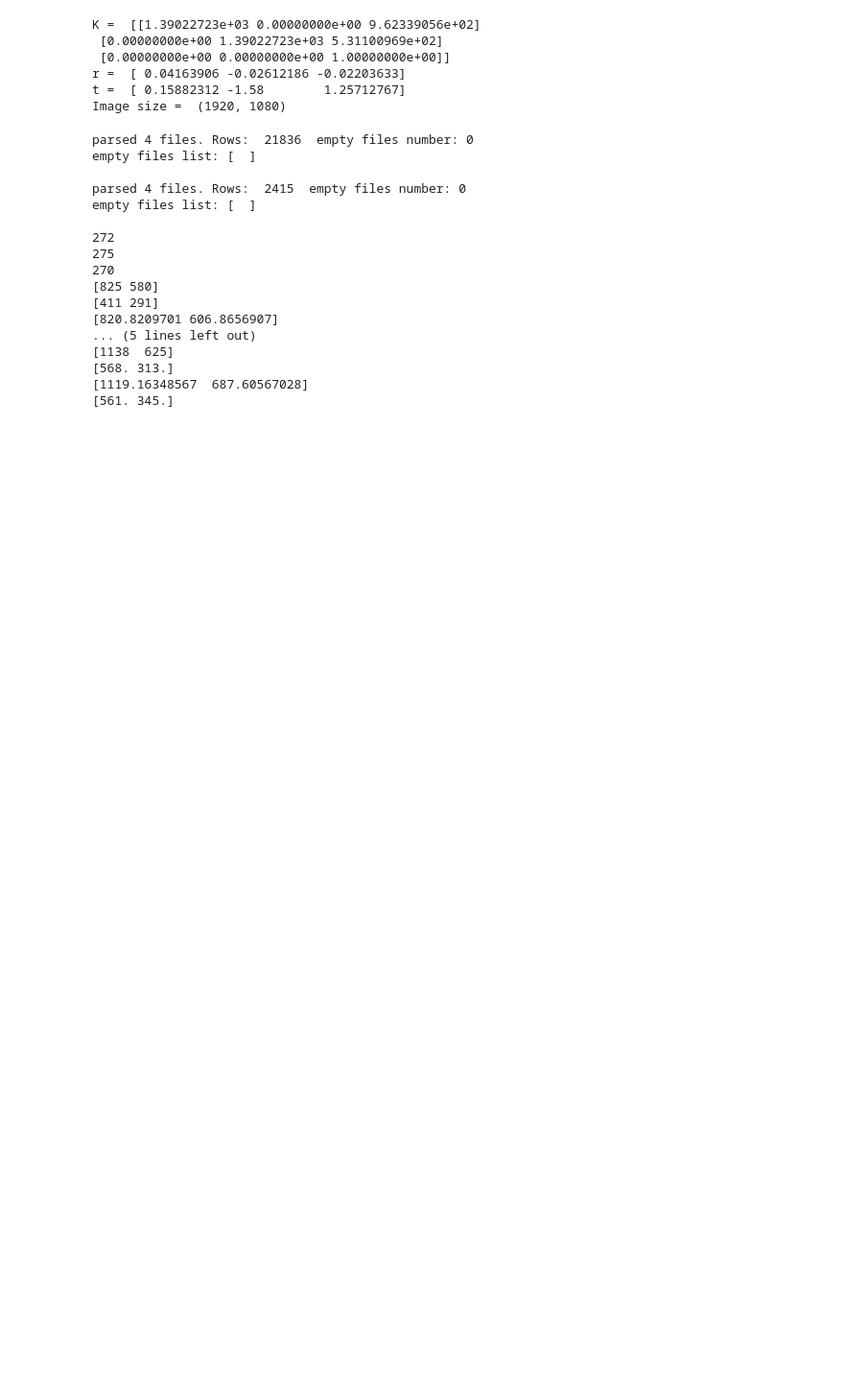
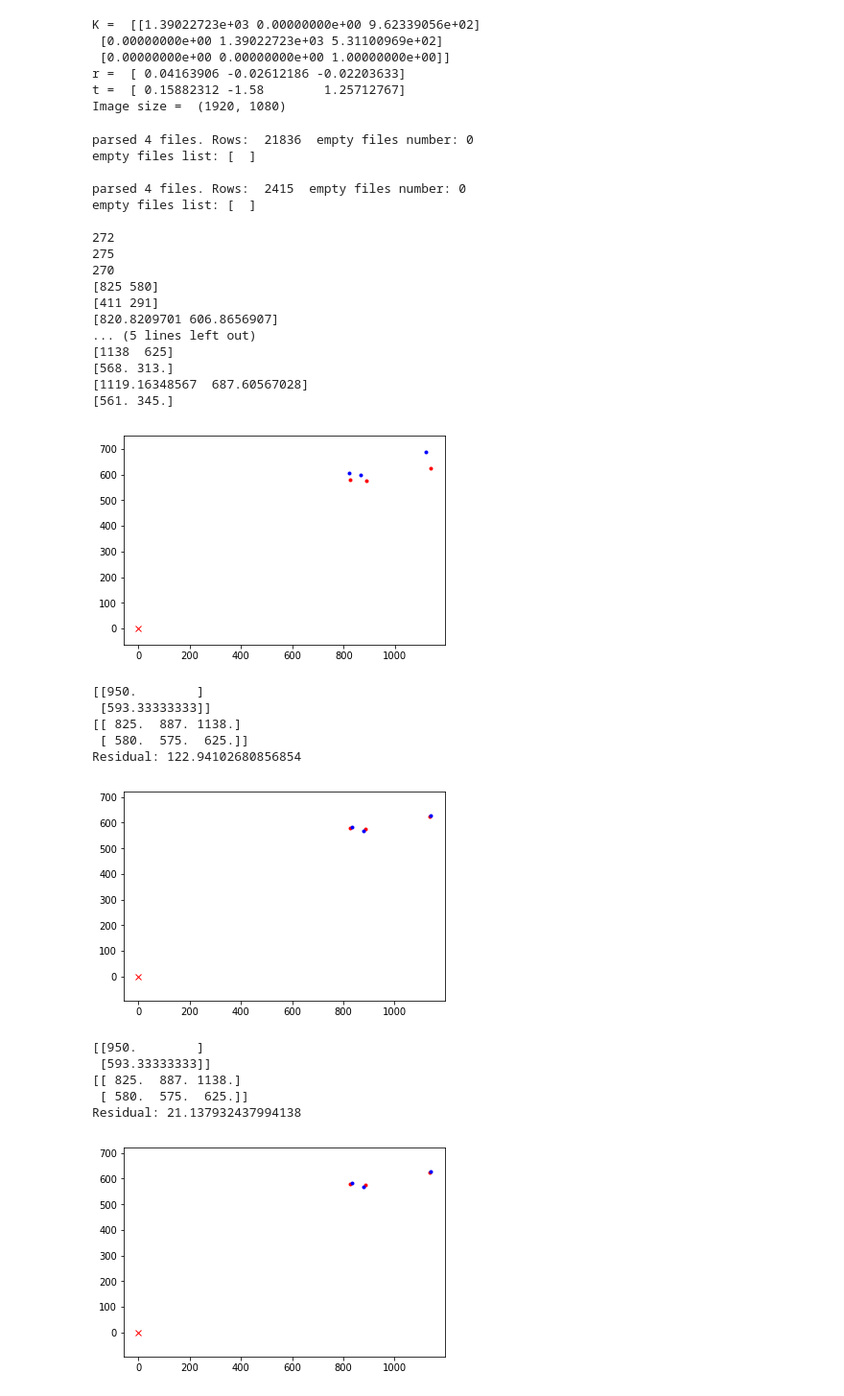
Before and after one commit to D3migod/Camera_Radar_Calibration, a Jupyter notebook: radar detections/Radar_detections.ipynb, the cells around one changed output. Shown at 96% size. Cells and saved outputs as stored; diff of their text form; code cells hidden in the pictures; blank space fills up the shorter version.

```diff
--- a/radar detections/Radar_detections.ipynb
+++ b/radar detections/Radar_detections.ipynb
@@ -308,6 +308,7 @@ def isRotationMatrix(R) :
     shouldBeIdentity = np.dot(Rt, R)
     I = np.identity(3, dtype = R.dtype)
     n = np.linalg.norm(I - shouldBeIdentity)
+    print(n)
     return n < 1e-6
 
 def rotationMatrixToEulerAngles(R) :
@@ -334,10 +335,41 @@ def setupNewRT(RTwot, tTwot):
     ROne = rot_matrix(cam.r)
     tOne = cam.t
     K = cam.K
-    Rresult = ROne*(np.linalg.inv(Tr)*RTwot*Tr).transpose()
-    tresult = tOne + np.linalg.inv(RTwot*Tr*ROne.transpose())*(np.linalg.inv(K)*tTwot.transpose()).transpose()
+    TrMinusOne = np.linalg.inv(Tr)
+    H = np.matrix(np.zeros((3, 3)))
+    H[0, 0] = RTwot[0, 0]
+    H[1, 0] = RTwot[1, 0]
+    H[0, 1] = RTwot[0, 1]
+    H[1, 1] = RTwot[1, 1]
+    H[2, 2] = 1.0
+
+#     H[0, 2] = tTwot[0]
+#     H[1, 2] = tTwot[1]
+    print("K")
+    print(K)
+    print("tTwo")
+    print(tTwot)
+    print("tOne")
+    print(cam.t)
+    print("TrMinusOne")
+    print(TrMinusOne)
+    print("RTwot")
+    print(RTwot)
+    print("Tr")
+    print(Tr)
+    print("ROne")
+    print(ROne)
+    secondPart = (TrMinusOne*H*Tr).transpose()
+    print("TrMinusOne*H*Tr")
+    print(secondPart)
+    print("H")
+    print(H)
+    print("Rresult")
+    Rresult = ROne*secondPart
+    print(Rresult)
+#     tresult = tOne + np.linalg.inv(RTwot*Tr*ROne.transpose())*(np.linalg.inv(K)*tTwot.transpose()).transpose()
     cam.r = rotationMatrixToEulerAngles(Rresult)
-    cam.t = tresult
+#     cam.t = tresult
 
 def align(radarPoints, cameraPoints):
     i = 0
@@ -681,5 +713,21 @@ empty files list: [  ]
 [561. 345.]
 # %%
 def readPoints():
-    relatedPoints = np.loadtxt("TestPoints2018-10-08 23/46/50.838083") # Insert points
+    relatedPoints = np.loadtxt("TestPoints2018-10-08.csv", delimiter = ",") # Insert points
     align(relatedPoints[1::2], relatedPoints[0::2])
+# %%
+readPoints()
+# %% [output]
+[figure, added]
+[[950.        ]
+ [593.33333333]]
+[[ 825.  887. 1138.]
+ [ 580.  575.  625.]]
+Residual: 122.94102680856854
+[figure, added]
+[[950.        ]
+ [593.33333333]]
+[[ 825.  887. 1138.]
+ [ 580.  575.  625.]]
+Residual: 21.137932437994138
+[figure, added]
```
Also changed, not shown: parts of 2 cells of this notebook, 1 other file.
